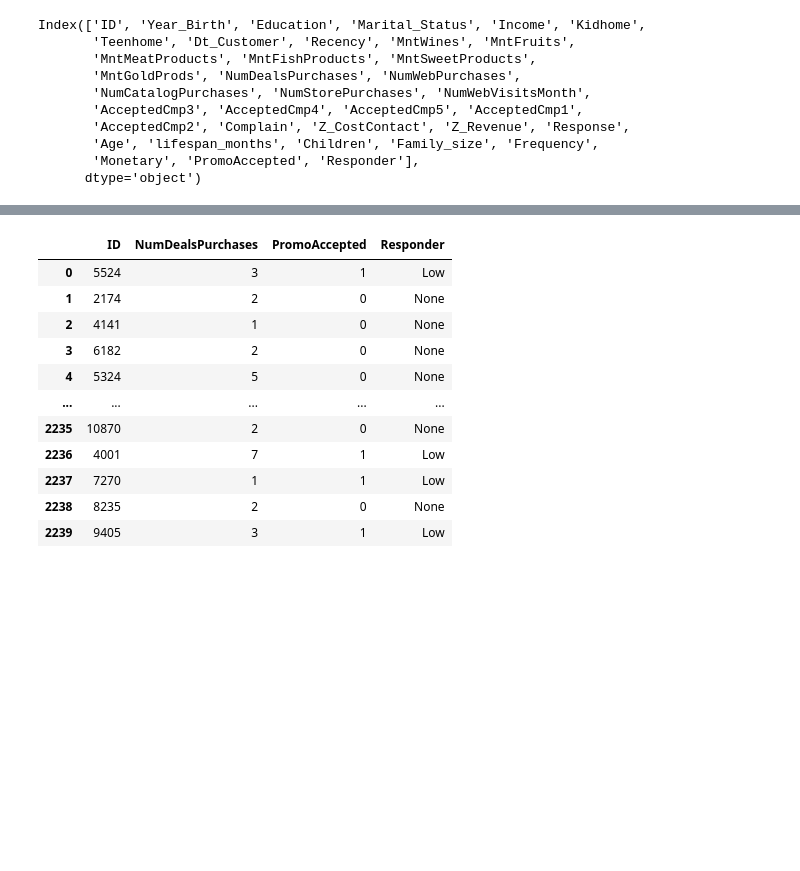
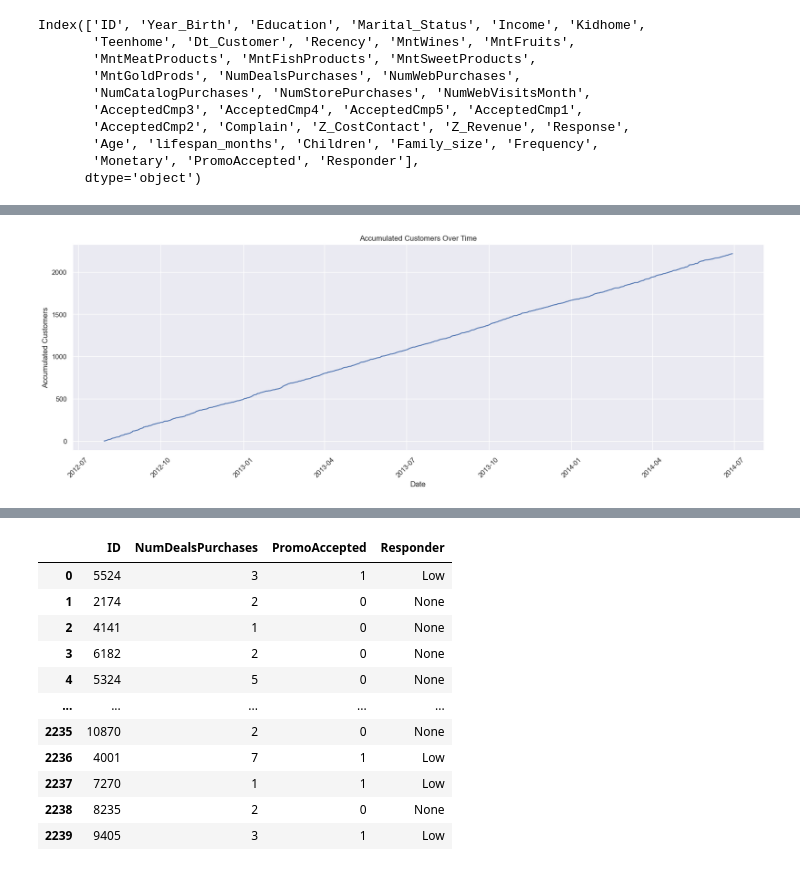
Before and after one commit to nqtquoctrung94/RFM_Customer_Personality_Analysis, a Jupyter notebook: clean_data.ipynb, the cells around one changed output, grey strips where cells are left out. Saved outputs shown, nothing was run; the diff lists cells and outputs as text; code cells hidden in the pictures; blank space fills up the shorter version.

```diff
--- a/clean_data.ipynb
+++ b/clean_data.ipynb
@@ -313,0 +341,22 @@ Index(['ID', 'Year_Birth', 'Education', 'Marital_Status', 'Income', 'Kidhome',
+# %%
+# Create a new DataFrame with dates from min to max Dt_Customer
+min_date = df['Dt_Customer'].min()
+max_date = df['Dt_Customer'].max()
+date_range = pd.date_range(min_date, max_date, freq='D')
+
+# Create user_count DataFrame
+user_count = pd.DataFrame({
+    'Date': date_range,
+    'UserCount': [df[df['Dt_Customer'] <= date]['ID'].nunique() for date in date_range]
+})
+# %%
+plt.figure(figsize=(20, 6))
+plt.plot(user_count['Date'], user_count['UserCount'], linestyle='-')
+plt.xlabel('Date')
+plt.ylabel('Accumulated Customers')
+plt.title('Accumulated Customers Over Time')
+plt.xticks(rotation=45)
+plt.grid(True)
+plt.show()
+# %% [output]
+[figure, added]
```
Also changed, not shown: parts of 20 cells of this notebook.
